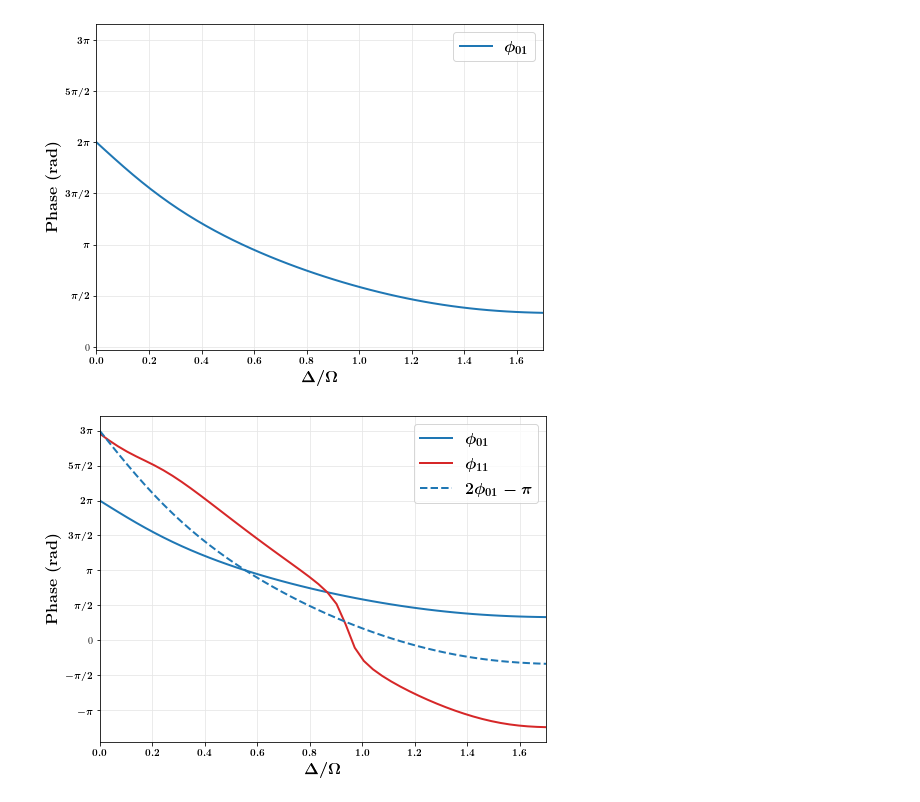
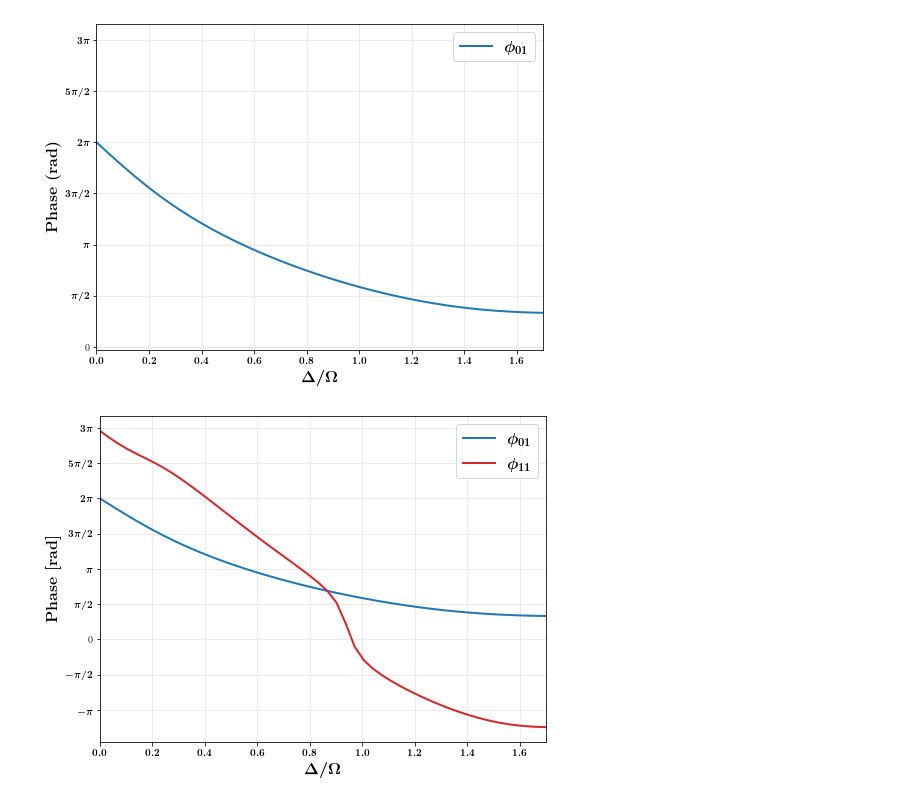
Before and after one commit to AlicePagano/Two-qubit_CZ_gate_simulation, a Jupyter notebook: code/physical_behavior/two-qubit_CZ-gate_Qutip.ipynb, the cells around one changed output. Cells and saved outputs as stored; diff of their text form; code cells hidden in the pictures.

```diff
--- a/code/physical_behavior/two-qubit_CZ-gate_Qutip.ipynb
+++ b/code/physical_behavior/two-qubit_CZ-gate_Qutip.ipynb
@@ -644,23 +644,22 @@ phase_11_in_radians = [val*radians for val in phase_11_list]
 # %%
 # Plot
 
 fig, ax = plt.subplots(1,1, figsize=(8,6))
 
 ax.plot(frac_DO_list, phase_01_in_radians, color=col[0], ls='-', lw='2', yunits=radians, label=r'$\phi_{01}$' )
 ax.plot(frac_DO_list, phase_11_in_radians, color=col[3], lw='2', markersize=10, yunits=radians, label=r'$\phi_{11}$' )
-ax.plot(frac_DO_list, phase_diff_in_radians, color=col[0], ls='--', lw='2', yunits=radians, label=r'$2\phi_{01}-\pi$')
-
+#ax.plot(frac_DO_list, phase_diff_in_radians, color=col[0], ls='--', lw='2', yunits=radians, label=r'$2\phi_{01}-\pi$')
 
 #ax.plot(0.37,3*np.pi/2,'.', marker=".", markersize=20, color=col[2])
 #plt.text(0.42,3*np.pi/2,r'\bf{CZ}',fontsize=16,color=col[2])
 
 ax.set_xlabel(r'$\Delta/\Omega$', fontsize=16);
-ax.set_ylabel(r'\bf{Phase (rad)}', fontsize=16)
+ax.set_ylabel(r'\bf{Phase [rad]}', fontsize=16)
 ax.grid(color='0.9')
 ax.set_xlim(0,1.7)
 #ax.set_ylim(-0.1,3*np.pi+0.5)
 plt.legend(fontsize=16)
 plt.savefig("plots/phase_11_01_CZ_imp.pdf", bbox_inches='tight')
 plt.show()
 # %% [output]
-[figure, old version]
+[figure, new version]
```
Also changed, not shown: parts of 4 cells of this notebook, 9 other files.
